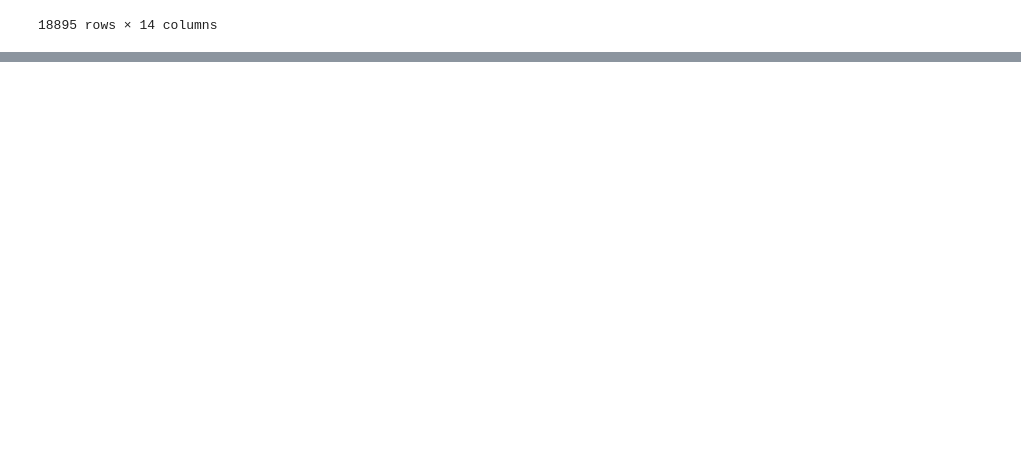
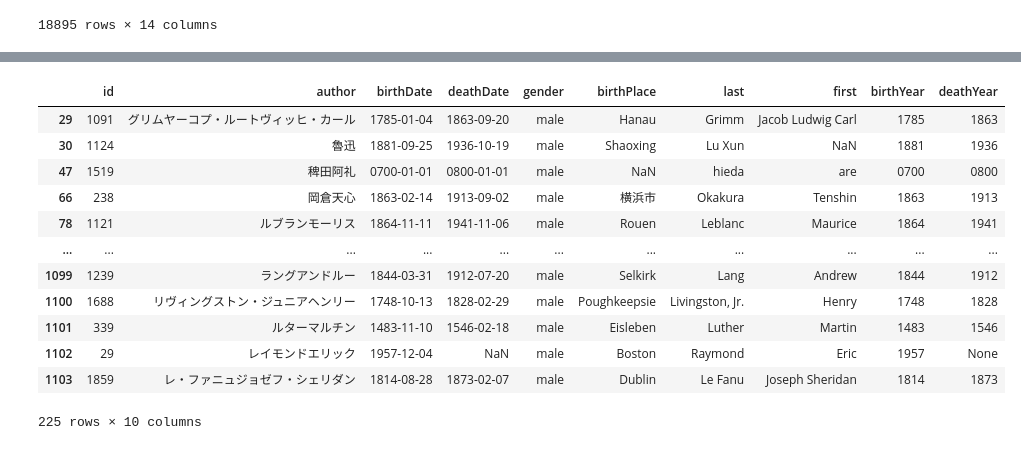
Before and after one commit to j-chowder/japanese_literature, a Jupyter notebook: feature_engineering.ipynb, the cells around one changed output, grey strips where cells are left out. Saved outputs shown, nothing was run; the diff lists cells and outputs as text; code cells hidden in the pictures; blank space fills up the shorter version.

Commit message:
author: added age  at first book, fixed some data issues. merge: removed duplicates, both: removed entries that would be noise.

```diff
--- a/feature_engineering.ipynb
+++ b/feature_engineering.ipynb
@@ -102,3 +111,3 @@ nulls(books)
 # %%
-books['authorAge'] = books[['inception', '人物ID']].apply(get_author_age, axis=1)
+merge['authorAge'] = merge[['inception', 'author_id']].apply(get_author_age, axis=1)
 # %% [output]
@@ -350,2 +368,2 @@ len(merge['author_id'].unique())
 # %%
-author
+authors_with_no_works = set(np.unique_values(author['id'])) - set(np.unique_values(merge['author_id']))
@@ -365,0 +388,16 @@ author
+# %%
+author[author['id'].isin(authors_with_no_works)]
+# %% [output]
+|  | id | author | birthDate | deathDate | gender | birthPlace | last | first | birthYear | deathYear |
+| 29 | 1091 | グリムヤーコプ・ルートヴィッヒ・カール | 1785-01-04 | 1863-09-20 | male | Hanau | Grimm | Jacob Ludwig Carl | 1785 | 1863 |
+| 30 | 1124 | 魯迅 | 1881-09-25 | 1936-10-19 | male | Shaoxing | Lu Xun | NaN | 1881 | 1936 |
+| 47 | 1519 | 稗田阿礼 | 0700-01-01 | 0800-01-01 | male | NaN | hieda | are | 0700 | 0800 |
+| 66 | 238 | 岡倉天心 | 1863-02-14 | 1913-09-02 | male | 横浜市 | Okakura | Tenshin | 1863 | 1913 |
+| 78 | 1121 | ルブランモーリス | 1864-11-11 | 1941-11-06 | male | Rouen | Leblanc | Maurice | 1864 | 1941 |
+| ... | ... | ... | ... | ... | ... | ... | ... | ... | ... | ... |
+| 1099 | 1239 | ラングアンドルー | 1844-03-31 | 1912-07-20 | male | Selkirk | Lang | Andrew | 1844 | 1912 |
+| 1100 | 1688 | リヴィングストン・ジュニアヘンリー | 1748-10-13 | 1828-02-29 | male | Poughkeepsie | Livingston, Jr. | Henry | 1748 | 1828 |
+| 1101 | 339 | ルターマルチン | 1483-11-10 | 1546-02-18 | male | Eisleben | Luther | Martin | 1483 | 1546 |
+| 1102 | 29 | レイモンドエリック | 1957-12-04 | NaN | male | Boston | Raymond | Eric | 1957 | None |
+| 1103 | 1859 | レ・ファニュジョゼフ・シェリダン | 1814-08-28 | 1873-02-07 | male | Dublin | Le Fanu | Joseph Sheridan | 1814 | 1873 |
+225 rows × 10 columns
```
Also changed, not shown: parts of 69 cells of this notebook, 2 other files.
